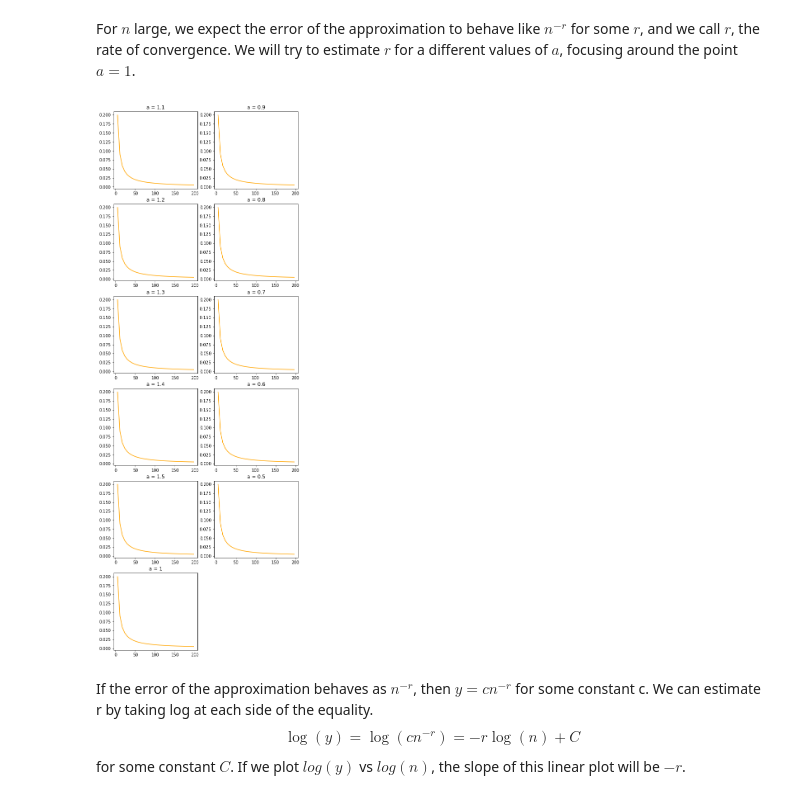
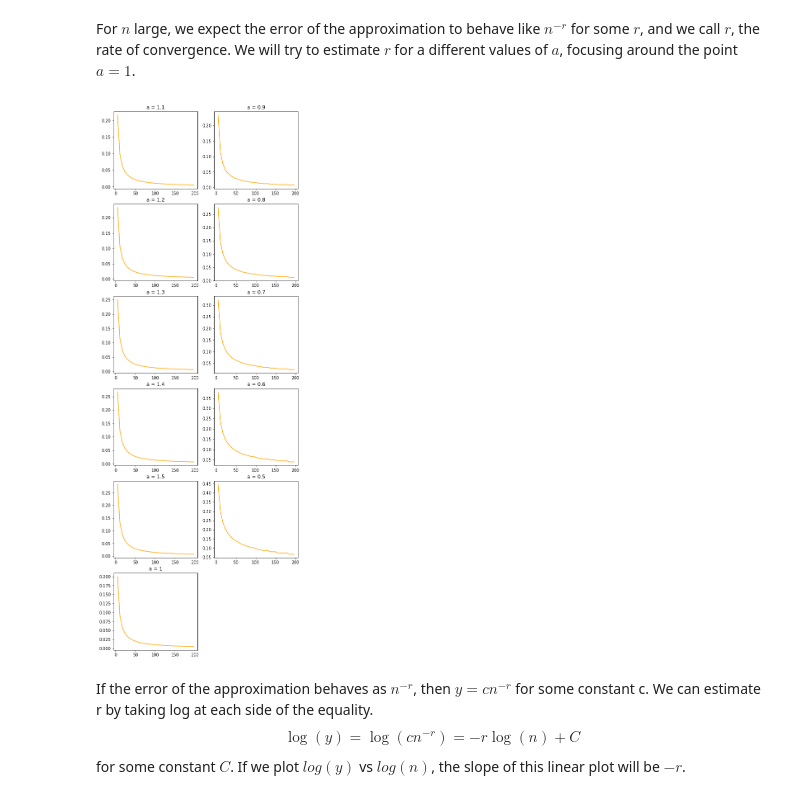
Before and after one commit to cjkim3728/Final-Lab, a Jupyter notebook: final lab.ipynb, the cells around one changed output. Cells and saved outputs as stored; diff of their text form; code cells hidden in the pictures.

```diff
--- a/final lab.ipynb
+++ b/final lab.ipynb
@@ -225,23 +280,23 @@ For $n$ large, we expect the error of the approximation to behave like $n^{-r}$
 # %%
 xarray = np.linspace(-1,1,2000)
 nlist = np.array(range(5,200,6))
 
 fig = plt.figure(figsize=(8,24))
 
 alist= 1.1, 0.9, 1.2, 0.8, 1.3, 0.7, 1.4, 0.6, 1.5, 0.5, 1
 k = 1
 for a_i in alist:
     ylist = []
     for n in nlist:
-        ylist.append(normDiff(xarray,a,n))
+        ylist.append(normDiff(xarray,a_i,n))
     plt.subplot(6,2,k)
     plt.plot(nlist,ylist, color = 'orange')
     plt.title('a = %s' % a_i)
     k=k+1
 
 plt.show()
 # %% [output]
-[figure, old version]
+[figure, new version]
 # %% [markdown]
 If the error of the approximation behaves as $n^{-r}$, then $y = cn^{-r}$ for some constant c. We can estimate r by taking log at each side of the equality.
 $$\log(y)=\log(cn^{-r})=-r\log(n)+C$$
```
Also changed, not shown: parts of 34 cells of this notebook.
